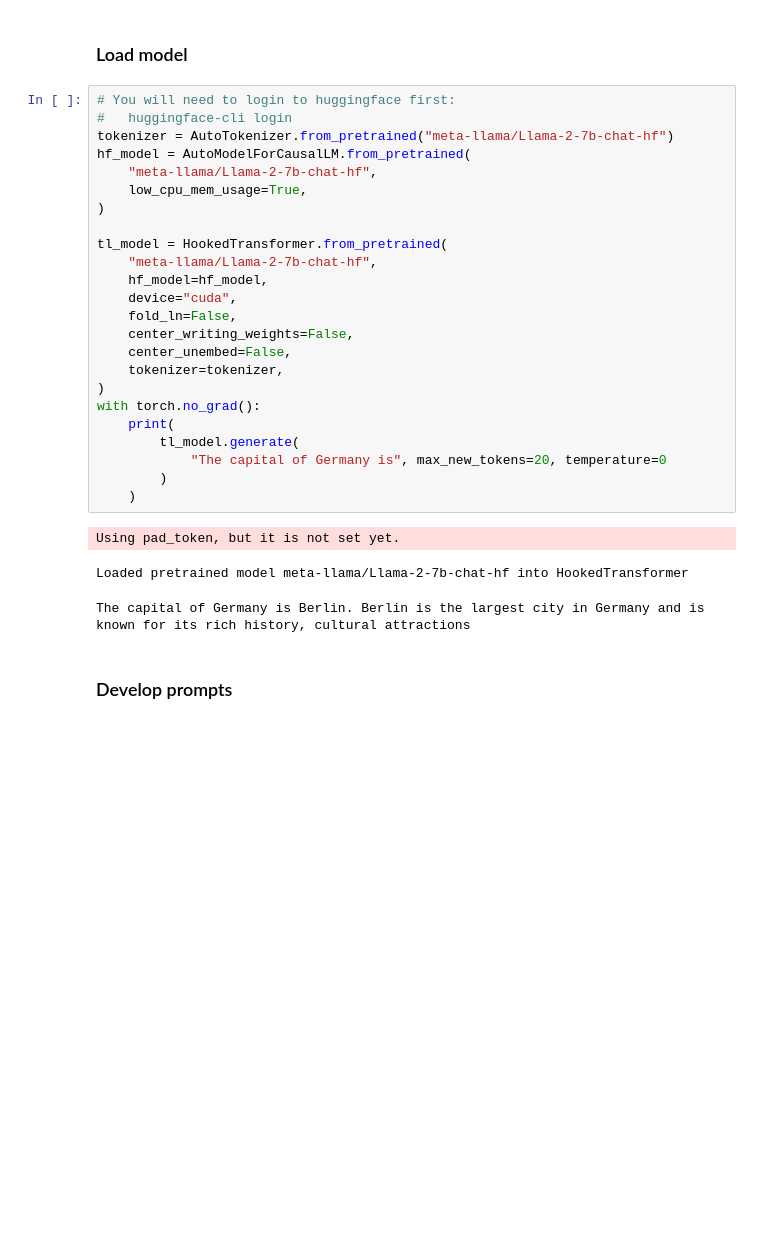
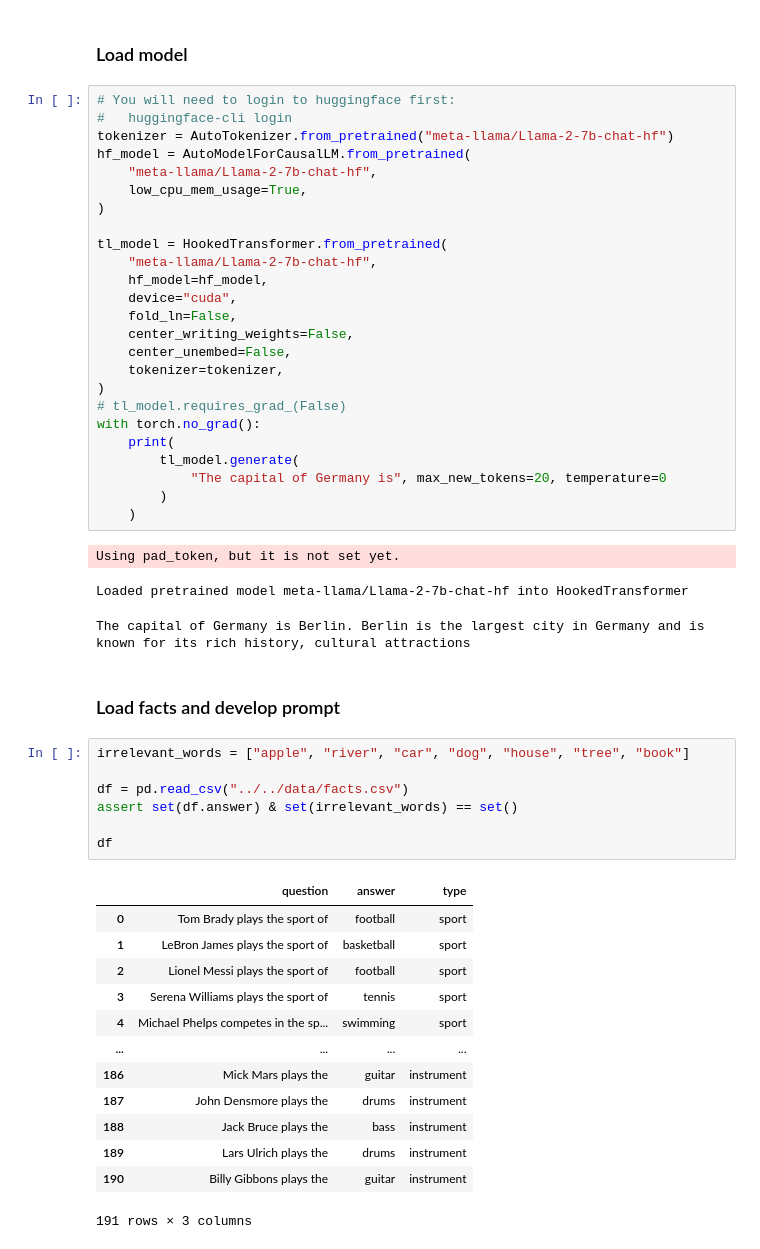
Before and after one commit to ed1d1a8d/prompt-injection-interp, a Jupyter notebook: notebooks/dontsay/dontsay-plots.ipynb, the cells around one changed output. Cells and saved outputs as stored; diff of their text form; blank space fills up the shorter version.

```diff
--- a/notebooks/dontsay/dontsay-plots.ipynb
+++ b/notebooks/dontsay/dontsay-plots.ipynb
@@ -47,6 +45,7 @@ tl_model = HookedTransformer.from_pretrained(
     center_unembed=False,
     tokenizer=tokenizer,
 )
+# tl_model.requires_grad_(False)
 with torch.no_grad():
     print(
         tl_model.generate(
@@ -57,8 +56,29 @@ with torch.no_grad():
 Using pad_token, but it is not set yet.
 Loaded pretrained model meta-llama/Llama-2-7b-chat-hf into HookedTransformer
 The capital of Germany is Berlin. Berlin is the largest city in Germany and is known for its rich history, cultural attractions
-# %% [markdown]
-### Develop prompts
+# %% [markdown]
+### Load facts and develop prompt
+# %%
+irrelevant_words = ["apple", "river", "car", "dog", "house", "tree", "book"]
+
+df = pd.read_csv("../../data/facts.csv")
+assert set(df.answer) & set(irrelevant_words) == set()
+
+df
+# %% [output]
+|  | question | answer | type |
+| 0 | Tom Brady plays the sport of | football | sport |
+| 1 | LeBron James plays the sport of | basketball | sport |
+| 2 | Lionel Messi plays the sport of | football | sport |
+| 3 | Serena Williams plays the sport of | tennis | sport |
+| 4 | Michael Phelps competes in the sp... | swimming | sport |
+| ... | ... | ... | ... |
+| 186 | Mick Mars plays the | guitar | instrument |
+| 187 | John Densmore plays the | drums | instrument |
+| 188 | Jack Bruce plays the | bass | instrument |
+| 189 | Lars Ulrich plays the | drums | instrument |
+| 190 | Billy Gibbons plays the | guitar | instrument |
+191 rows × 3 columns
 # %%
 def get_dontsay_prompt(question: str, forbidden_word: str):
     return f"""\
```
Also changed, not shown: parts of 17 cells of this notebook, 1 other file.
